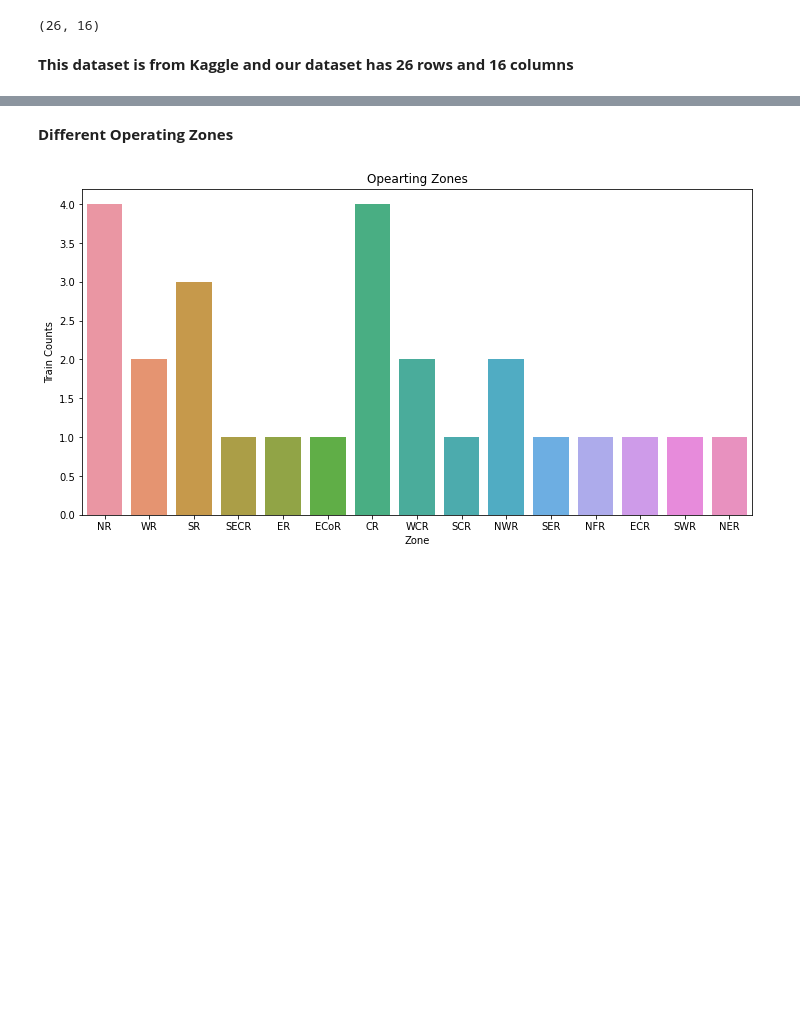
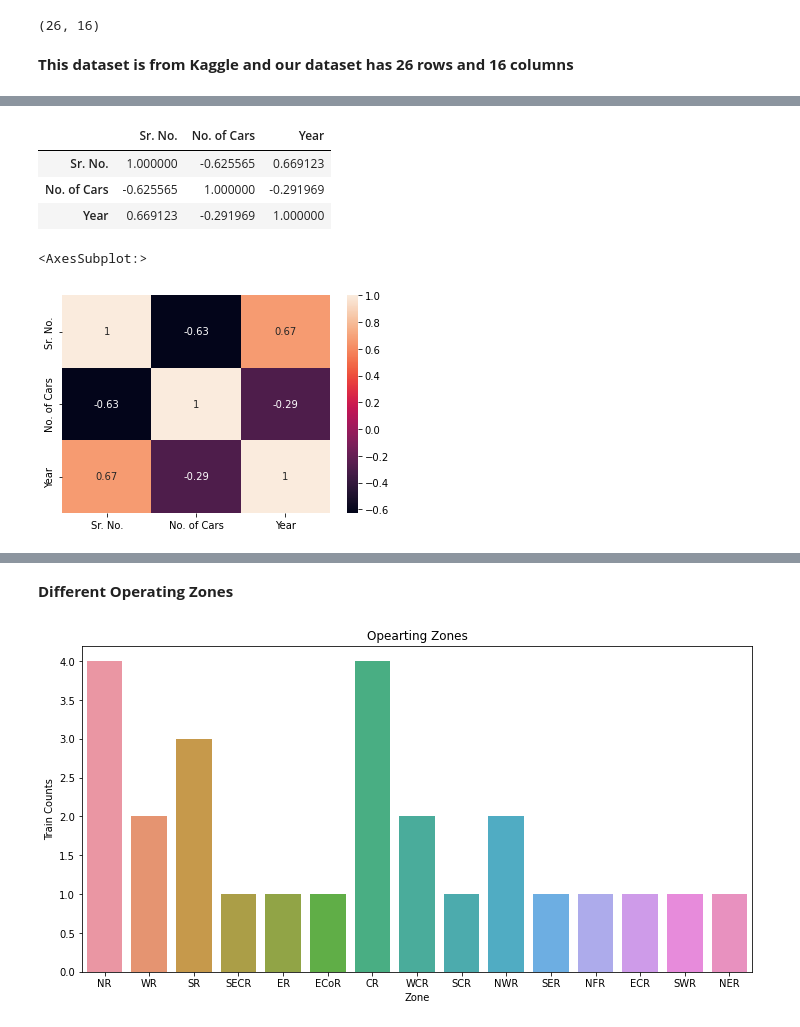
Before and after one commit to PiyushBorhade/EDA-on-Vande-Bharat, a Jupyter notebook: Vande Bharat.ipynb, the cells around one changed output, grey strips where cells are left out. Cells and saved outputs as stored; diff of their text form; code cells hidden in the pictures; blank space fills up the shorter version.

```diff
--- a/Vande Bharat.ipynb
+++ b/Vande Bharat.ipynb
@@ -95,0 +108,13 @@ We can observe that our dataset does not have duplicate values as well as null v
+# %%
+df.corr()
+# %% [output]
+|  | Sr. No. | No. of Cars | Year |
+| Sr. No. | 1.000000 | -0.625565 | 0.669123 |
+| No. of Cars | -0.625565 | 1.000000 | -0.291969 |
+| Year | 0.669123 | -0.291969 | 1.000000 |
+# %%
+cm = df.corr()
+sns.heatmap(cm,annot=True)
+# %% [output]
+<AxesSubplot:>
+[figure, added]
```
Also changed, not shown: parts of 47 cells of this notebook, 1 other file.
